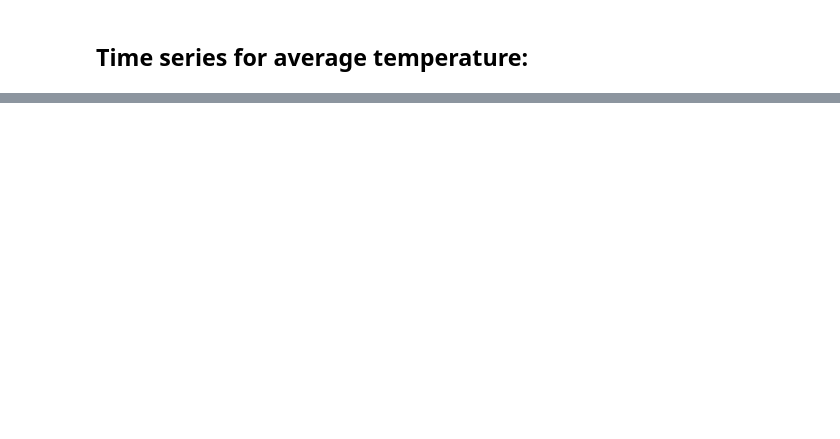
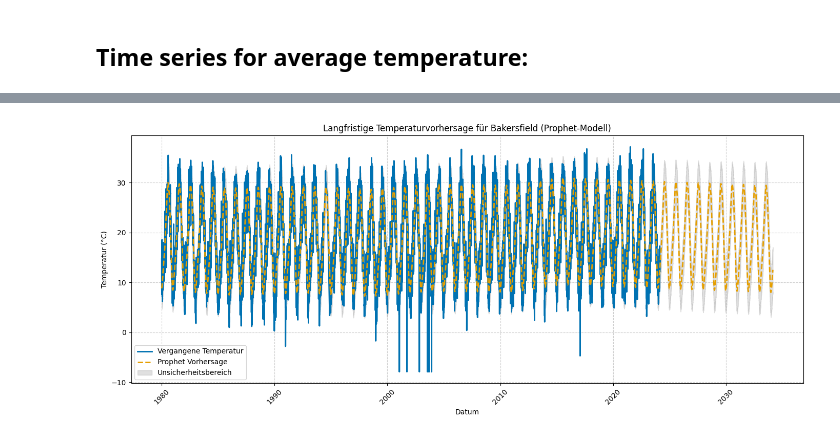
Before and after one commit to gurkewasser/spz_mc, a Jupyter notebook: eda_spz.ipynb, the cells around one changed output, grey strips where cells are left out. Cells and saved outputs as stored; diff of their text form; code cells hidden in the pictures; blank space fills up the shorter version.

```diff
--- a/eda_spz.ipynb
+++ b/eda_spz.ipynb
@@ -74,0 +120,58 @@ plt.show()
+# %%
+# Datum als Index setzen
+data.index = pd.to_datetime(data.index)
+
+# Fehlende Werte interpolieren
+data['tavg'] = data['tavg'].interpolate(method='linear')
+
+# Prophet erwartet zwei Spalten: ds (Datum), y (Wert)
+df_prophet = data[['tavg']].reset_index()
+df_prophet.columns = ['ds', 'y']
+
+# Prophet-Modell aufsetzen
+model = Prophet(
+    yearly_seasonality=True,
+    daily_seasonality=False,
+    weekly_seasonality=False,
+    seasonality_mode='additive'
+)
+model.fit(df_prophet)
+
+# Zukunftsdaten erzeugen (10 Jahre)
+future = model.make_future_dataframe(periods=10*365)
+forecast = model.predict(future)
+
+# Farbenblind-freundliche Farben (Okabe & Ito Palette)
+colors = {
+    'historical': '#0072B2',  # Blau
+    'forecast': '#E69F00',    # Orange
+    'uncertainty': '#999999'  # Grau
+}
+
+# Plotten
+fig, ax = plt.subplots(figsize=(14, 6))
+
+# Historische Temperatur
+ax.plot(df_prophet['ds'], df_prophet['y'], label="Vergangene Temperatur",
+        color=colors['historical'], linestyle='-', linewidth=2)
+
+# Prognose
+ax.plot(forecast['ds'], forecast['yhat'], label="Prophet Vorhersage",
+        color=colors['forecast'], linestyle='--', linewidth=2)
+
+# Unsicherheitsbereich
+ax.fill_between(forecast['ds'], forecast['yhat_lower'], forecast['yhat_upper'],
+                color=colors['uncertainty'], alpha=0.3, label="Unsicherheitsbereich")
+
+# Achsenbeschriftungen und Titel
+ax.set_xlabel("Datum")
+ax.set_ylabel("Temperatur (°C)")
+ax.set_title("Langfristige Temperaturvorhersage für Bakersfield (Prophet-Modell)")
+
+# Legende, Gitter und Layout
+ax.legend()
+ax.grid(True, linestyle='--', alpha=0.6)
+plt.xticks(rotation=45)
+plt.tight_layout()
+plt.show()
+# %% [output]
@@ -74,0 +180 @@ plt.show()
+[figure, added]
```
Also changed, not shown: parts of 16 cells of this notebook.
